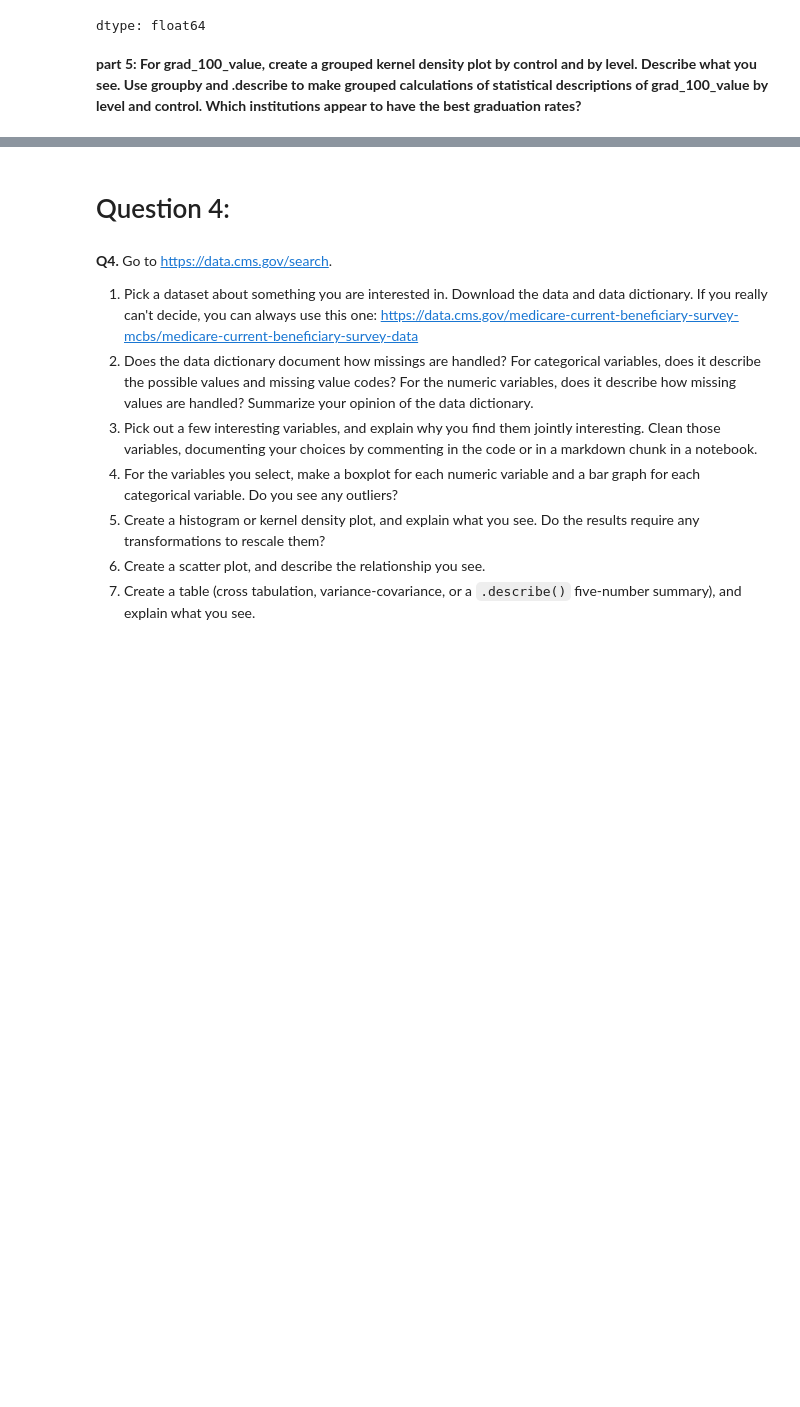
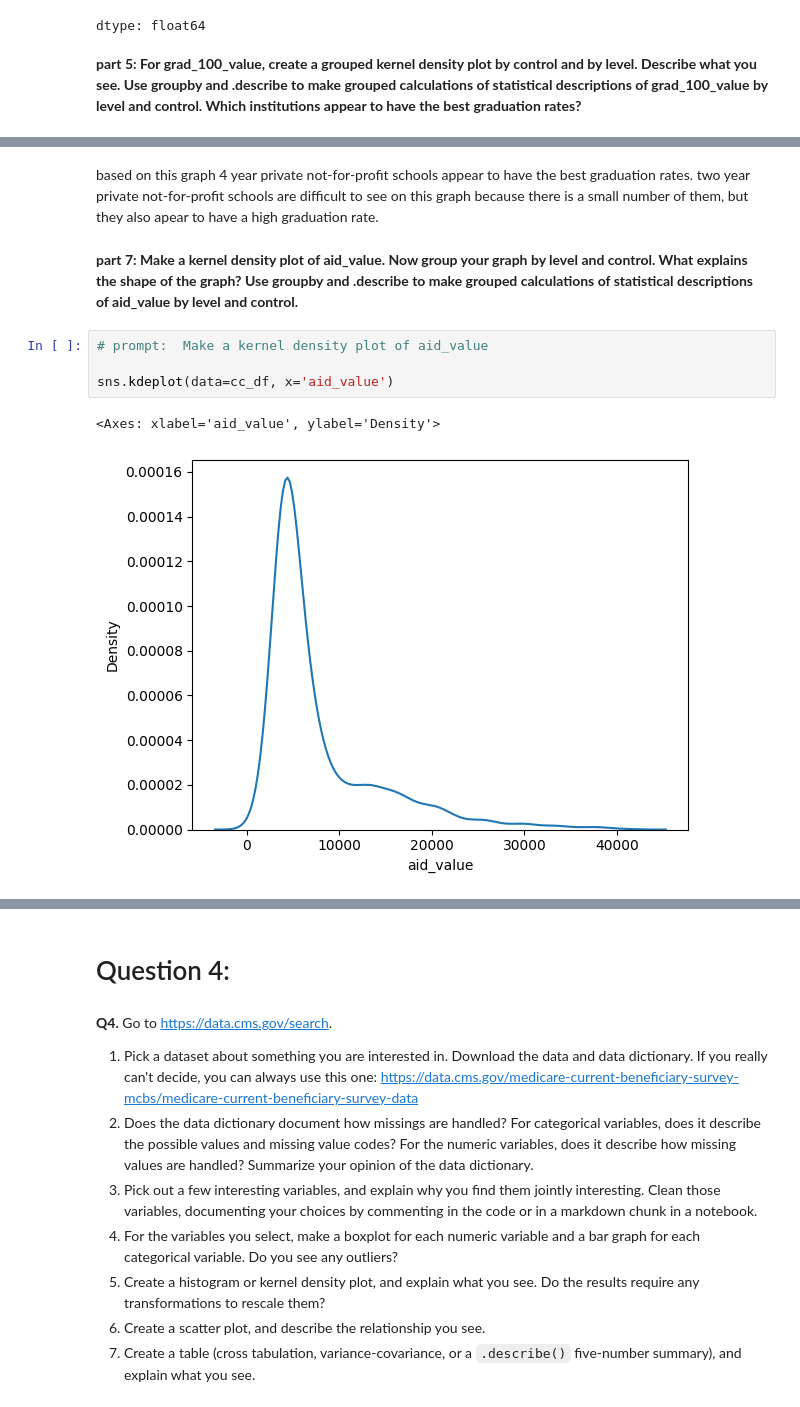
Before and after one commit to rachel1234561/labs, a Jupyter notebook: EDA_and_Visualization_assignment.ipynb, the cells around one changed output, grey strips where cells are left out. Cells and saved outputs as stored; diff of their text form; blank space fills up the shorter version.

```diff
--- a/EDA_and_Visualization_assignment.ipynb
+++ b/EDA_and_Visualization_assignment.ipynb
@@ -112,0 +155,11 @@ dtype: float64
+# %% [markdown]
+based on this graph 4 year private not-for-profit schools appear to have the best graduation rates. two year private not-for-profit schools are difficult to see on this graph because there is a small number of them, but they also apear to have a high graduation rate.
+# %% [markdown]
+**part 7: Make a kernel density plot of aid_value. Now group your graph by level and control. What explains the shape of the graph? Use groupby and .describe to make grouped calculations of statistical descriptions of aid_value by level and control.**
+# %%
+# prompt:  Make a kernel density plot of aid_value
+
+sns.kdeplot(data=cc_df, x='aid_value')
+# %% [output]
+<Axes: xlabel='aid_value', ylabel='Density'>
+[figure, added]
```
Also changed, not shown: parts of 22 cells of this notebook.
